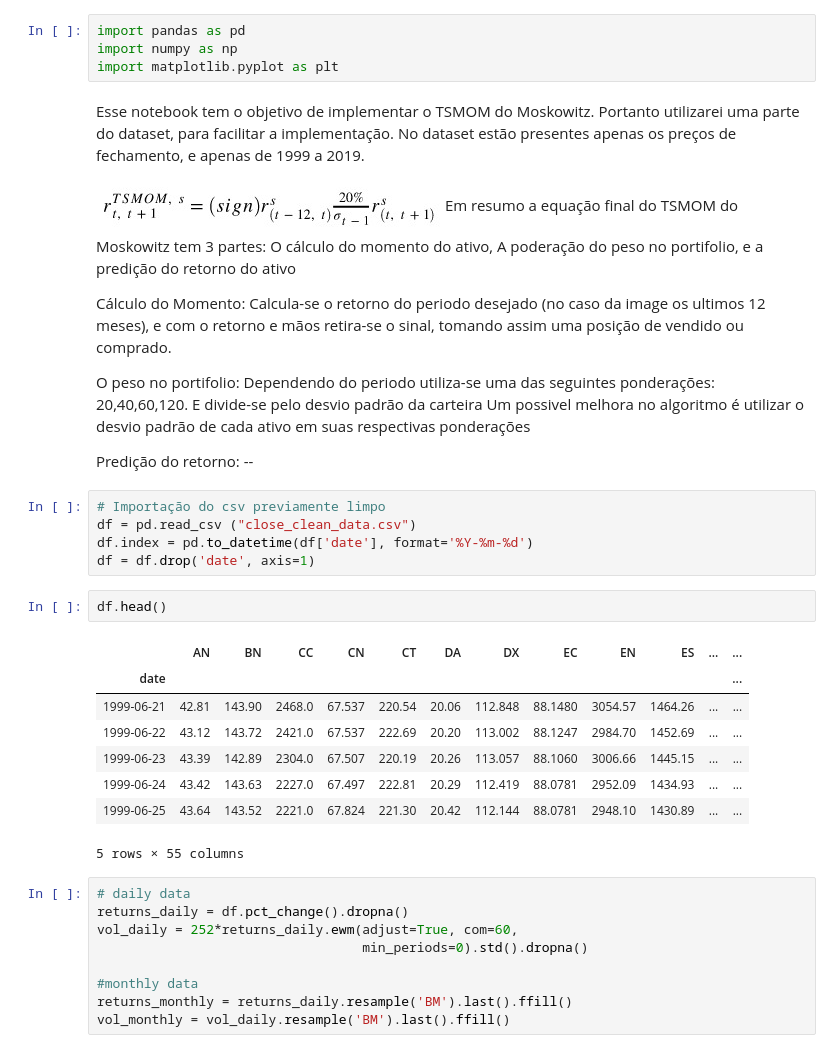
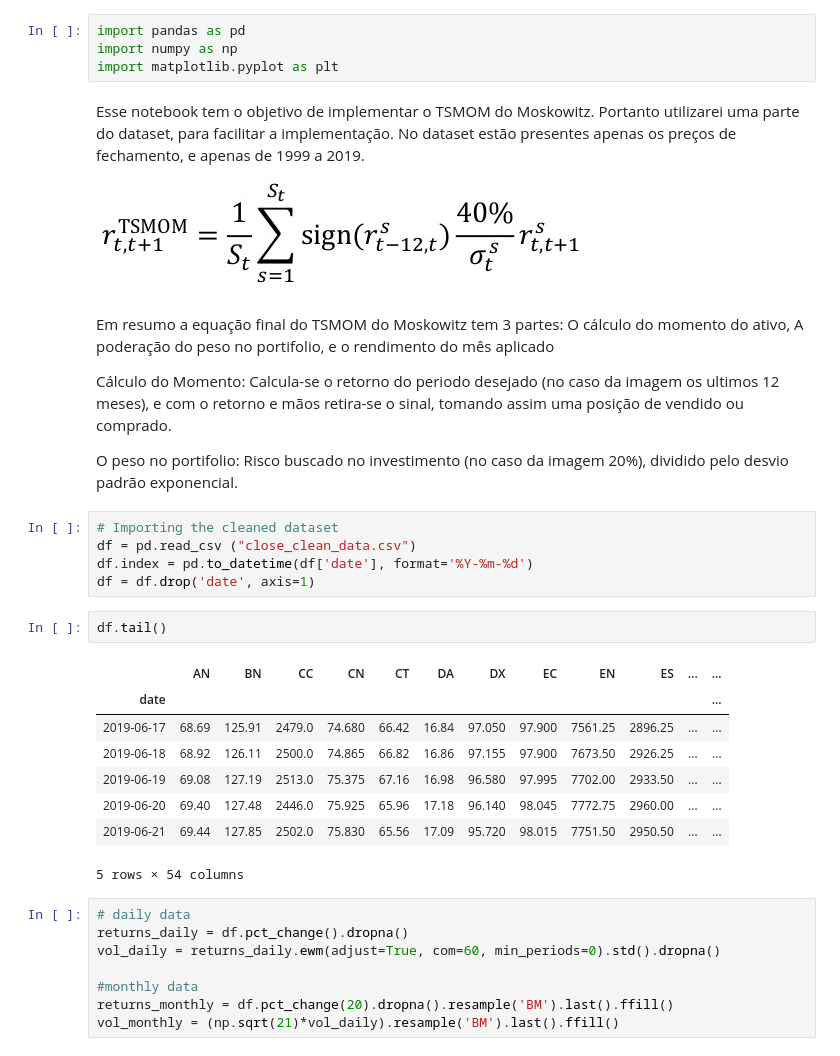
Before and after one commit to turing-usp/Momentum, a Jupyter notebook: leme/TSMOM_Leme.ipynb, the cells around one changed output. Drawn from its saved outputs; the diff is of its cells as text.

```diff
--- a/leme/TSMOM_Leme.ipynb
+++ b/leme/TSMOM_Leme.ipynb
@@ -5,37 +5,34 @@ import matplotlib.pyplot as plt
 # %% [markdown]
 Esse notebook tem o objetivo de implementar o TSMOM do  Moskowitz. Portanto utilizarei uma parte do dataset, para facilitar a implementação. No dataset estão presentes apenas os preços de fechamento, e apenas de 1999 a 2019.
 
-![WhatsApp%20Image%202020-02-08%20at%2021.48.19.jpeg](attachment:WhatsApp%20Image%202020-02-08%20at%2021.48.19.jpeg)
-Em resumo a equação final do TSMOM do Moskowitz tem 3 partes: O cálculo do momento do ativo, A poderação do peso no portifolio, e a predição do retorno do ativo
+![WhatsApp%20Image%202020-03-11%20at%2018.27.41.jpeg](attachment:WhatsApp%20Image%202020-03-11%20at%2018.27.41.jpeg)
 
-Cálculo do Momento: Calcula-se o retorno do periodo desejado (no caso da image os ultimos 12 meses), e com o retorno e mãos retira-se o sinal, tomando assim uma posição de vendido ou comprado.
+Em resumo a equação final do TSMOM do Moskowitz tem 3 partes: O cálculo do momento do ativo, A poderação do peso no portifolio, e o rendimento do mês aplicado
 
-O peso no portifolio: Dependendo do periodo utiliza-se uma das seguintes ponderações: 20,40,60,120. E divide-se pelo desvio padrão da carteira
-Um possivel melhora no algoritmo é utilizar o desvio padrão de cada ativo em suas respectivas ponderações
+Cálculo do Momento: Calcula-se o retorno do periodo desejado (no caso da imagem os ultimos 12 meses), e com o retorno e mãos retira-se o sinal, tomando assim uma posição de vendido ou comprado.
 
-Predição do retorno: --
+O peso no portifolio: Risco buscado no investimento (no caso da imagem 20%), dividido pelo desvio padrão exponencial.
 # %%
-# Importação do csv previamente limpo
+# Importing the cleaned dataset
 df = pd.read_csv ("close_clean_data.csv")
 df.index = pd.to_datetime(df['date'], format='%Y-%m-%d')
 df = df.drop('date', axis=1)
 # %%
-df.head()
+df.tail()
 # %% [output]
 |  | AN | BN | CC | CN | CT | DA | DX | EC | EN | ES | ... | ... |
 | date |  |  |  |  |  |  |  |  |  |  |  | ... |
-| 1999-06-21 | 42.81 | 143.90 | 2468.0 | 67.537 | 220.54 | 20.06 | 112.848 | 88.1480 | 3054.57 | 1464.26 | ... | ... |
-| 1999-06-22 | 43.12 | 143.72 | 2421.0 | 67.537 | 222.69 | 20.20 | 113.002 | 88.1247 | 2984.70 | 1452.69 | ... | ... |
-| 1999-06-23 | 43.39 | 142.89 | 2304.0 | 67.507 | 220.19 | 20.26 | 113.057 | 88.1060 | 3006.66 | 1445.15 | ... | ... |
-| 1999-06-24 | 43.42 | 143.63 | 2227.0 | 67.497 | 222.81 | 20.29 | 112.419 | 88.0781 | 2952.09 | 1434.93 | ... | ... |
-| 1999-06-25 | 43.64 | 143.52 | 2221.0 | 67.824 | 221.30 | 20.42 | 112.144 | 88.0781 | 2948.10 | 1430.89 | ... | ... |
+| 2019-06-17 | 68.69 | 125.91 | 2479.0 | 74.680 | 66.42 | 16.84 | 97.050 | 97.900 | 7561.25 | 2896.25 | ... | ... |
+| 2019-06-18 | 68.92 | 126.11 | 2500.0 | 74.865 | 66.82 | 16.86 | 97.155 | 97.900 | 7673.50 | 2926.25 | ... | ... |
+| 2019-06-19 | 69.08 | 127.19 | 2513.0 | 75.375 | 67.16 | 16.98 | 96.580 | 97.995 | 7702.00 | 2933.50 | ... | ... |
+| 2019-06-20 | 69.40 | 127.48 | 2446.0 | 75.925 | 65.96 | 17.18 | 96.140 | 98.045 | 7772.75 | 2960.00 | ... | ... |
+| 2019-06-21 | 69.44 | 127.85 | 2502.0 | 75.830 | 65.56 | 17.09 | 95.720 | 98.015 | 7751.50 | 2950.50 | ... | ... |
-5 rows × 55 columns
+5 rows × 54 columns
 # %%
 # daily data
 returns_daily = df.pct_change().dropna()
-vol_daily = 252*returns_daily.ewm(adjust=True, com=60,
-                                  min_periods=0).std().dropna()
+vol_daily = returns_daily.ewm(adjust=True, com=60, min_periods=0).std().dropna()
 
 #monthly data
-returns_monthly = returns_daily.resample('BM').last().ffill()
-vol_monthly = vol_daily.resample('BM').last().ffill()
+returns_monthly = df.pct_change(20).dropna().resample('BM').last().ffill()
+vol_monthly = (np.sqrt(21)*vol_daily).resample('BM').last().ffill()
```
Also changed, not shown: parts of 18 cells of this notebook.
